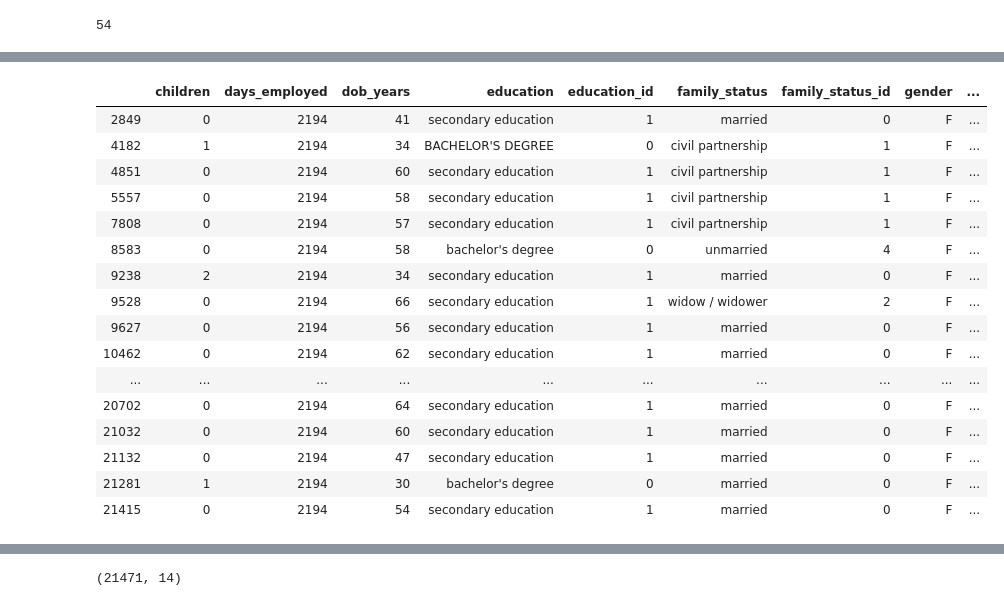
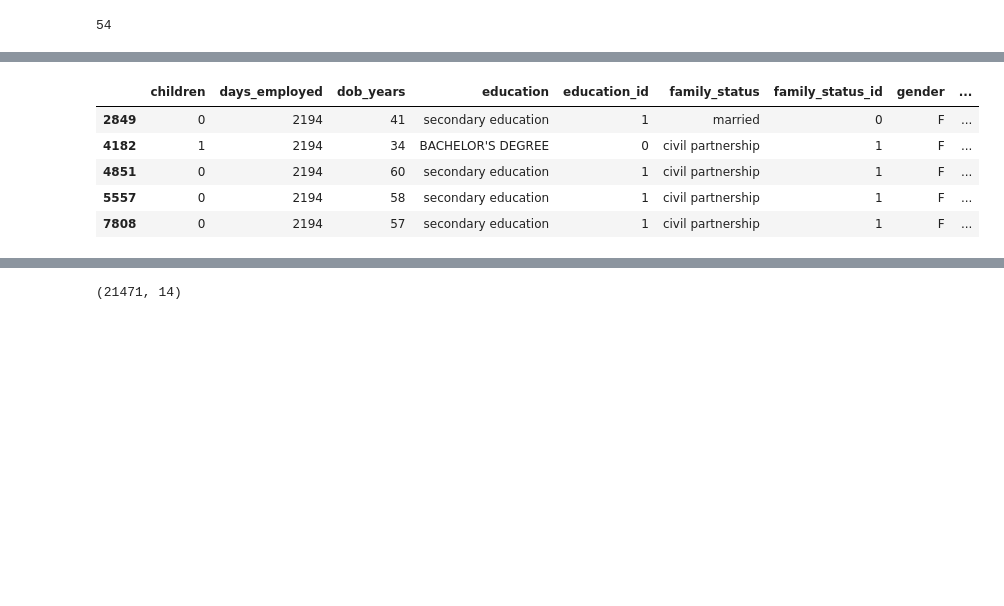
Before and after one commit to annapmp/Data-Preprocessing, a Jupyter notebook: Credit risk analysis.ipynb, the cells around one changed output, grey strips where cells are left out. Saved outputs shown, nothing was run; the diff lists cells and outputs as text; code cells hidden in the pictures; blank space fills up the shorter version.

```diff
--- a/Credit risk analysis.ipynb
+++ b/Credit risk analysis.ipynb
@@ -17,8 +17,9 @@ from collections import Counter
 Load Dataset
 # %%
 import pandas as pd
-data = pd.read_csv('/datasets/credit_scoring_eng.csv')
-data
+data = pd.read_csv('C:/Users/anna/Desktop/Y-data/Project1/credit_scoring_eng.csv')
+#/datasets/credit_scoring_eng.csv
+data.head(2)
 # %% [output]
 |  | children | days_employed | dob_years | education | education_id | family_status | family_status_id | gender | ... |
 | 0 | 1 | -8437.673028 | 42 | bachelor's degree | 0 | married | 0 | F | ... |
@@ -626,25 +606,14 @@ data.loc[data.duplicated(), :]
 # %%
 # keep='first'
 # mark duplicates as True except for the first occurence
-data.loc[data.duplicated(keep='first'), :]
+data.loc[data.duplicated(keep='first'), :].head(5)
 # %% [output]
 |  | children | days_employed | dob_years | education | education_id | family_status | family_status_id | gender | ... |
 | 2849 | 0 | 2194 | 41 | secondary education | 1 | married | 0 | F | ... |
 | 4182 | 1 | 2194 | 34 | BACHELOR'S DEGREE | 0 | civil partnership | 1 | F | ... |
 | 4851 | 0 | 2194 | 60 | secondary education | 1 | civil partnership | 1 | F | ... |
 | 5557 | 0 | 2194 | 58 | secondary education | 1 | civil partnership | 1 | F | ... |
 | 7808 | 0 | 2194 | 57 | secondary education | 1 | civil partnership | 1 | F | ... |
-| 8583 | 0 | 2194 | 58 | bachelor's degree | 0 | unmarried | 4 | F | ... |
-| 9238 | 2 | 2194 | 34 | secondary education | 1 | married | 0 | F | ... |
-| 9528 | 0 | 2194 | 66 | secondary education | 1 | widow / widower | 2 | F | ... |
-| 9627 | 0 | 2194 | 56 | secondary education | 1 | married | 0 | F | ... |
-| 10462 | 0 | 2194 | 62 | secondary education | 1 | married | 0 | F | ... |
-| ... | ... | ... | ... | ... | ... | ... | ... | ... | ... |
-| 20702 | 0 | 2194 | 64 | secondary education | 1 | married | 0 | F | ... |
-| 21032 | 0 | 2194 | 60 | secondary education | 1 | married | 0 | F | ... |
-| 21132 | 0 | 2194 | 47 | secondary education | 1 | married | 0 | F | ... |
-| 21281 | 1 | 2194 | 30 | bachelor's degree | 0 | married | 0 | F | ... |
-| 21415 | 0 | 2194 | 54 | secondary education | 1 | married | 0 | F | ... |
 # %%
 # keep='last'
 # this is useful for splitting the data
```
Also changed, not shown: parts of 12 cells of this notebook.
